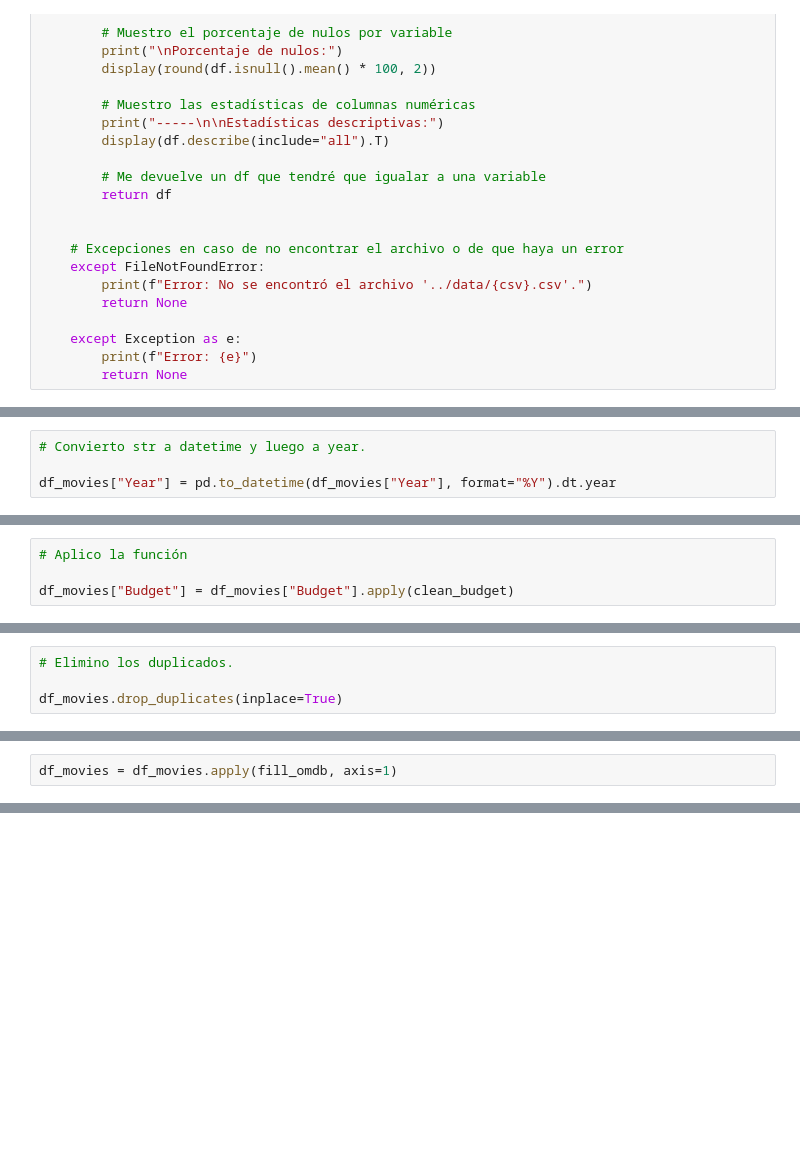
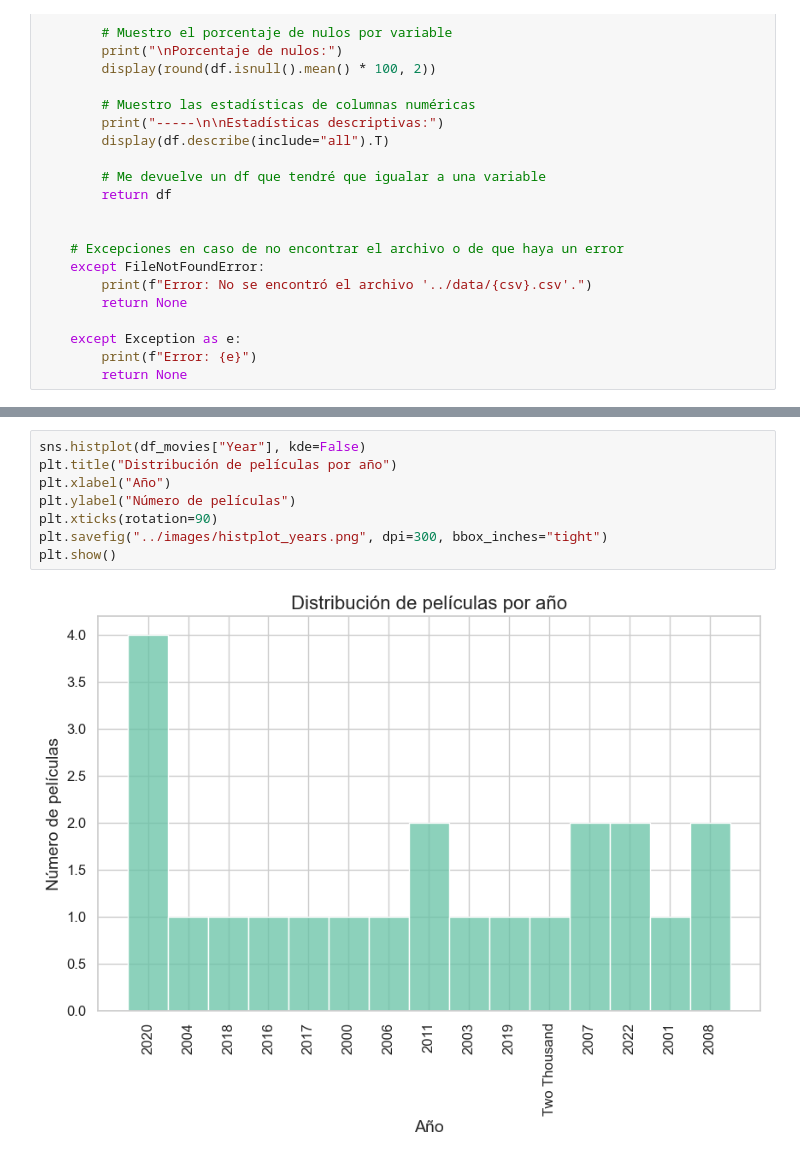
Before and after one commit to Andrea-Gauger/reto-data-movies, a Jupyter notebook: notebooks/01_eda.ipynb, the cells around one changed output, grey strips where cells are left out. Drawn from its saved outputs; the diff is of its cells as text; blank space fills up the shorter version.

Commit message:
visualizaciones exploratorias e images

```diff
--- a/notebooks/01_eda.ipynb
+++ b/notebooks/01_eda.ipynb
@@ -216,4 +139,0 @@ df_movies["Year"] = df_movies["Year"].apply(text_to_num)
-# %%
-# Convierto str a datetime y luego a year.
-
-df_movies["Year"] = pd.to_datetime(df_movies["Year"], format="%Y").dt.year
@@ -266,4 +139,0 @@ Name: count, dtype: int64
-# %%
-# Aplico la función
-
-df_movies["Budget"] = df_movies["Budget"].apply(clean_budget)
@@ -319,4 +139,0 @@ df_movies[df_movies.duplicated(keep=False)].sort_values("Title")
-# %%
-# Elimino los duplicados.
-
-df_movies.drop_duplicates(inplace=True)
@@ -422,2 +139,0 @@ dtype: float64
-# %%
-df_movies = df_movies.apply(fill_omdb, axis=1)
@@ -470,0 +148,10 @@ df_movies.to_csv("../data/clean.csv", index=False)
+# %%
+sns.histplot(df_movies["Year"], kde=False)
+plt.title("Distribución de películas por año")
+plt.xlabel("Año")
+plt.ylabel("Número de películas")
+plt.xticks(rotation=90)
+plt.savefig("../images/histplot_years.png", dpi=300, bbox_inches="tight")
+plt.show()
+# %% [output]
+[figure, added]
```
Also changed, not shown: parts of 34 cells of this notebook, 7 other files.
